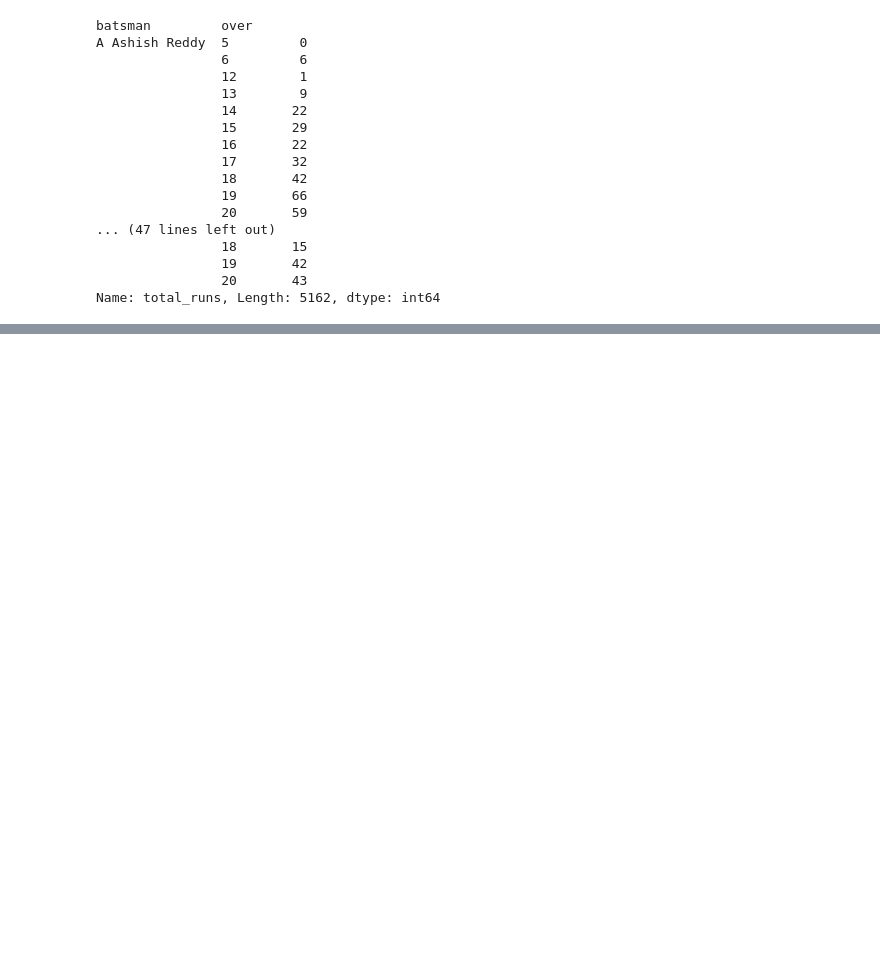
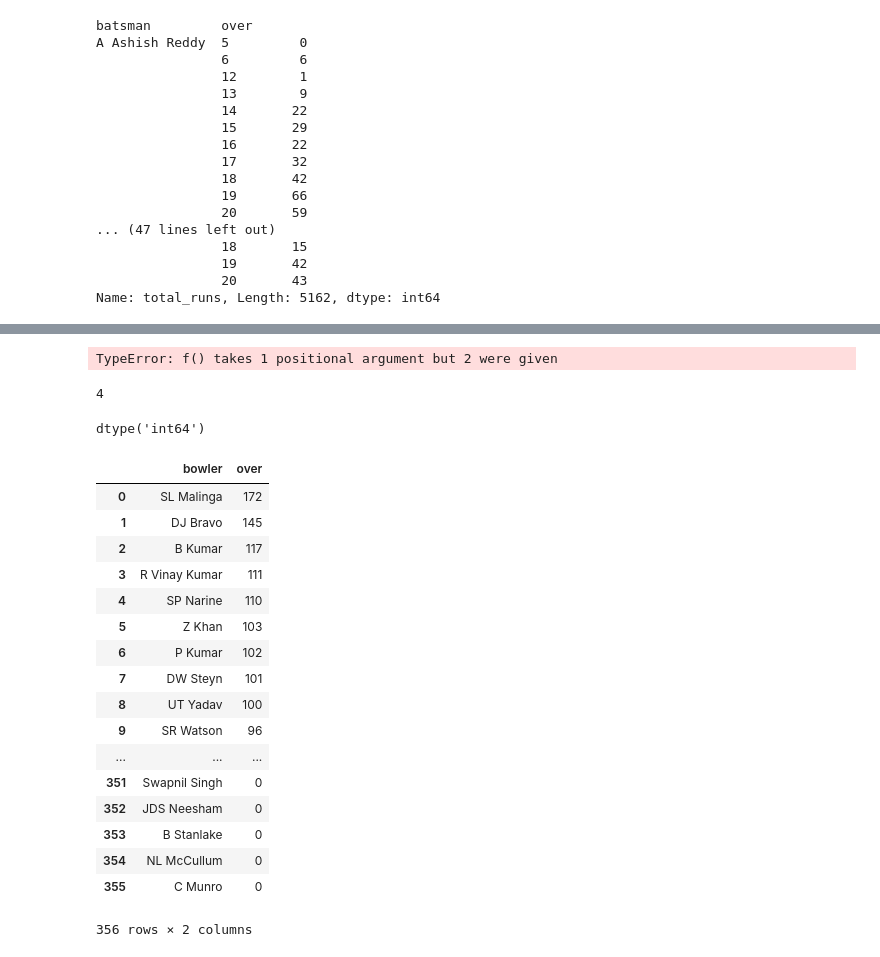
Before and after one commit to Ishita-Kedia/IPL_Analysis, a Jupyter notebook: 11.ipynb, the cells around one changed output, grey strips where cells are left out. Drawn from its saved outputs; the diff is of its cells as text; code cells hidden in the pictures; blank space fills up the shorter version.

```diff
--- a/11.ipynb
+++ b/11.ipynb
@@ -363,0 +519,35 @@ a.to
+# %%
+cc=bowl_eco.groupby(['match_id','bowler','over'])['total_runs'].sum(lambda x:(x==15).sum()).reset_index()
+# %% [output]
+TypeError: f() takes 1 positional argument but 2 were given
+# %%
+cc['over'>'15']
+# %% [output]
+4
+# %%
+cc.dtypes
+# %% [output]
+dtype('int64')
+# %%
+temp_df = bowl_eco.groupby('bowler')['over'].agg(lambda x: (x>15).sum()).reset_index().sort_values(by='over', ascending=False).reset_index(drop=True)
+# %%
+temp_df
+# %% [output]
+|  | bowler | over |
+| 0 | SL Malinga | 172 |
+| 1 | DJ Bravo | 145 |
+| 2 | B Kumar | 117 |
+| 3 | R Vinay Kumar | 111 |
+| 4 | SP Narine | 110 |
+| 5 | Z Khan | 103 |
+| 6 | P Kumar | 102 |
+| 7 | DW Steyn | 101 |
+| 8 | UT Yadav | 100 |
+| 9 | SR Watson | 96 |
+| ... | ... | ... |
+| 351 | Swapnil Singh | 0 |
+| 352 | JDS Neesham | 0 |
+| 353 | B Stanlake | 0 |
+| 354 | NL McCullum | 0 |
+| 355 | C Munro | 0 |
+356 rows × 2 columns
```
Also changed, not shown: parts of 23 cells of this notebook, 3 other files.
